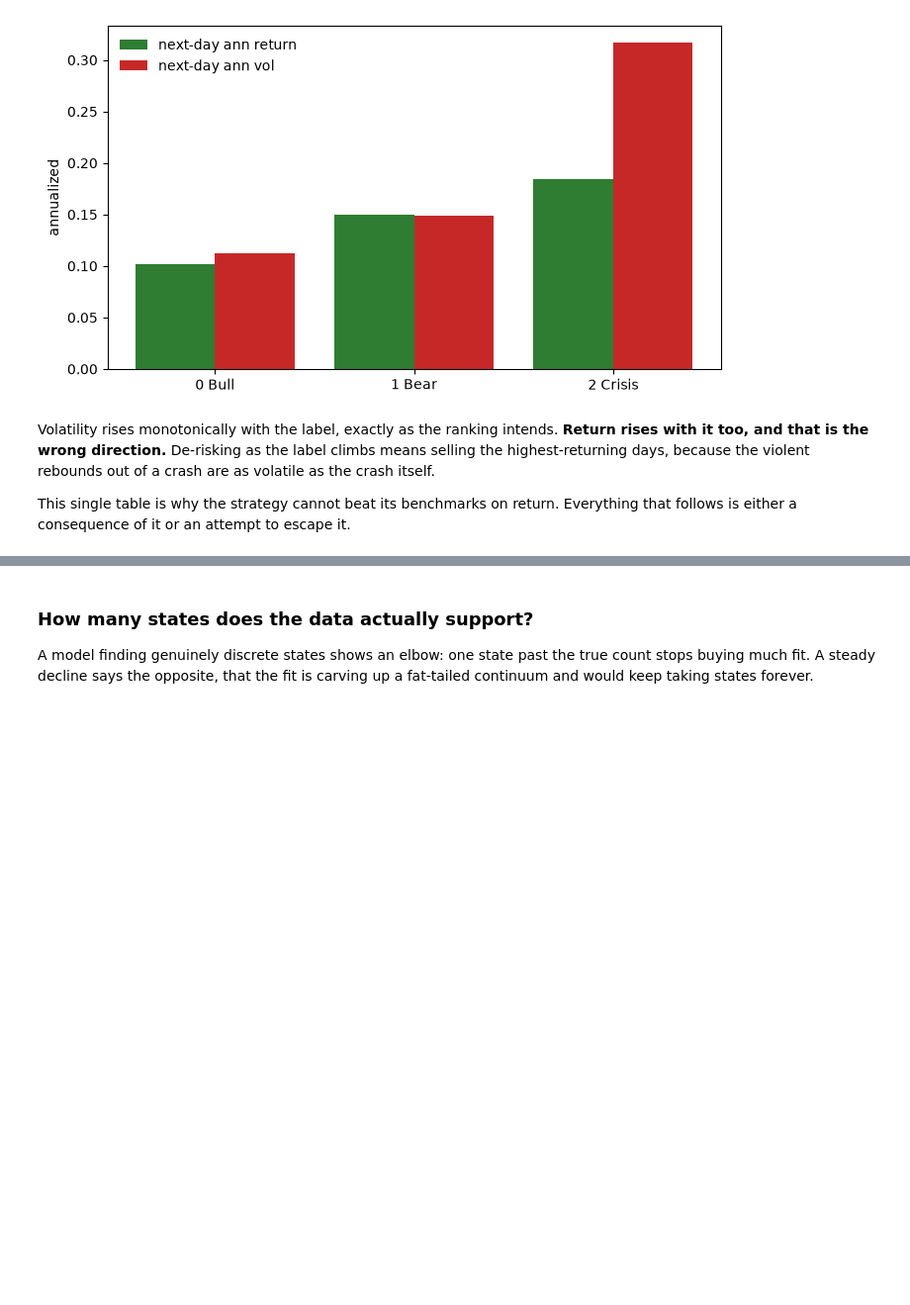
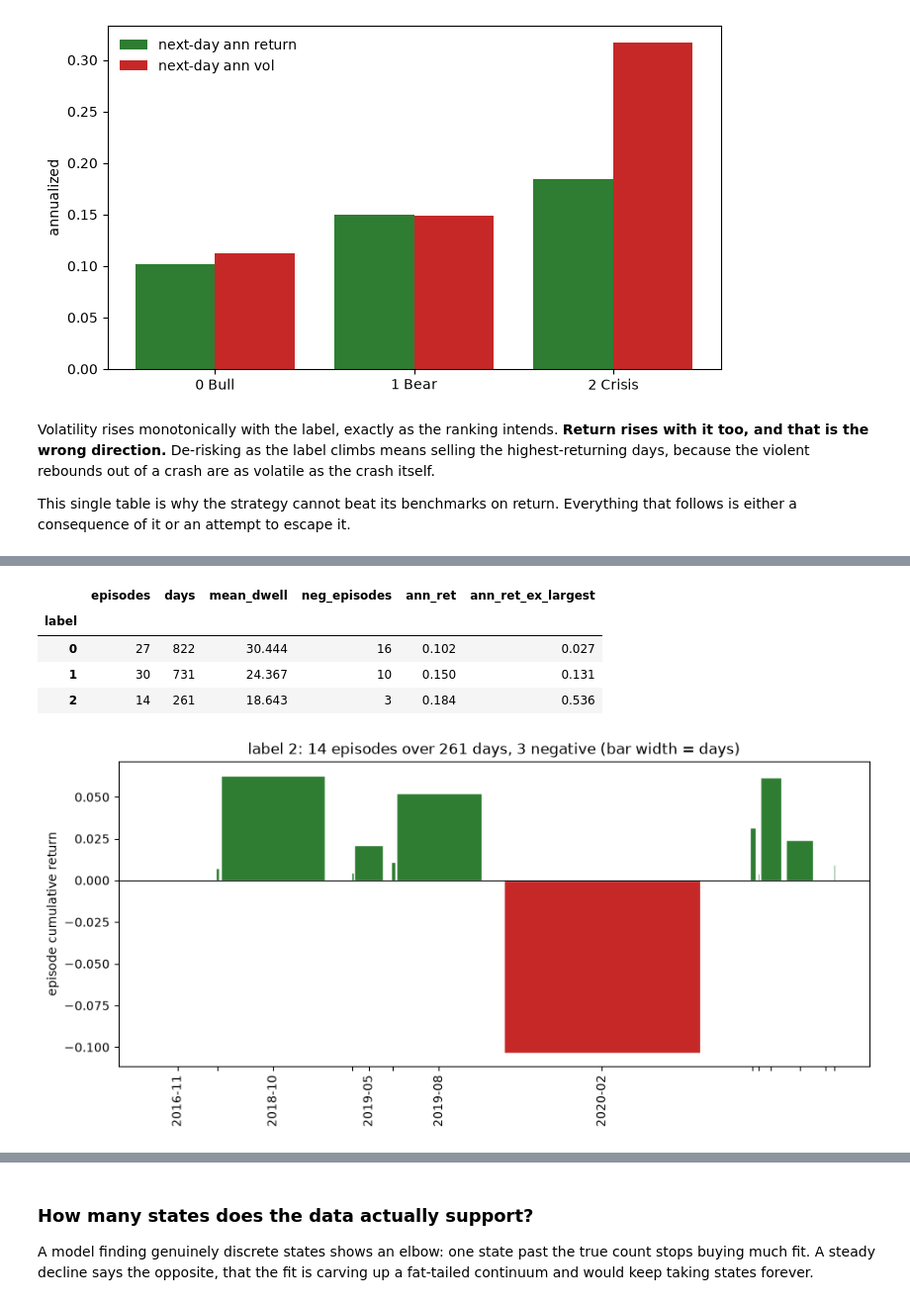
Before and after one commit to DogInfantry/Signals-Before-Storms, a Jupyter notebook: notebooks/driver.ipynb, the cells around one changed output, grey strips where cells are left out. Shown at 99% size. Saved outputs shown, nothing was run; the diff lists cells and outputs as text; code cells hidden in the pictures; blank space fills up the shorter version.

```diff
--- a/notebooks/driver.ipynb
+++ b/notebooks/driver.ipynb
@@ -210,0 +220,11 @@ is either a consequence of it or an attempt to escape it.
+# %%
+ep = episode_profile(regimes, master)
+_ = episode_bars(regimes, master)          # one bar per crisis episode, red if it lost money
+ep
+# %% [output]
+|  | episodes | days | mean_dwell | neg_episodes | ann_ret | ann_ret_ex_largest |
+| label |  |  |  |  |  |  |
+| 0 | 27 | 822 | 30.444 | 16 | 0.102 | 0.027 |
+| 1 | 30 | 731 | 24.367 | 10 | 0.150 | 0.131 |
+| 2 | 14 | 261 | 18.643 | 3 | 0.184 | 0.536 |
+[figure, added]
```
Also changed, not shown: parts of 10 cells of this notebook, 8 other files.
